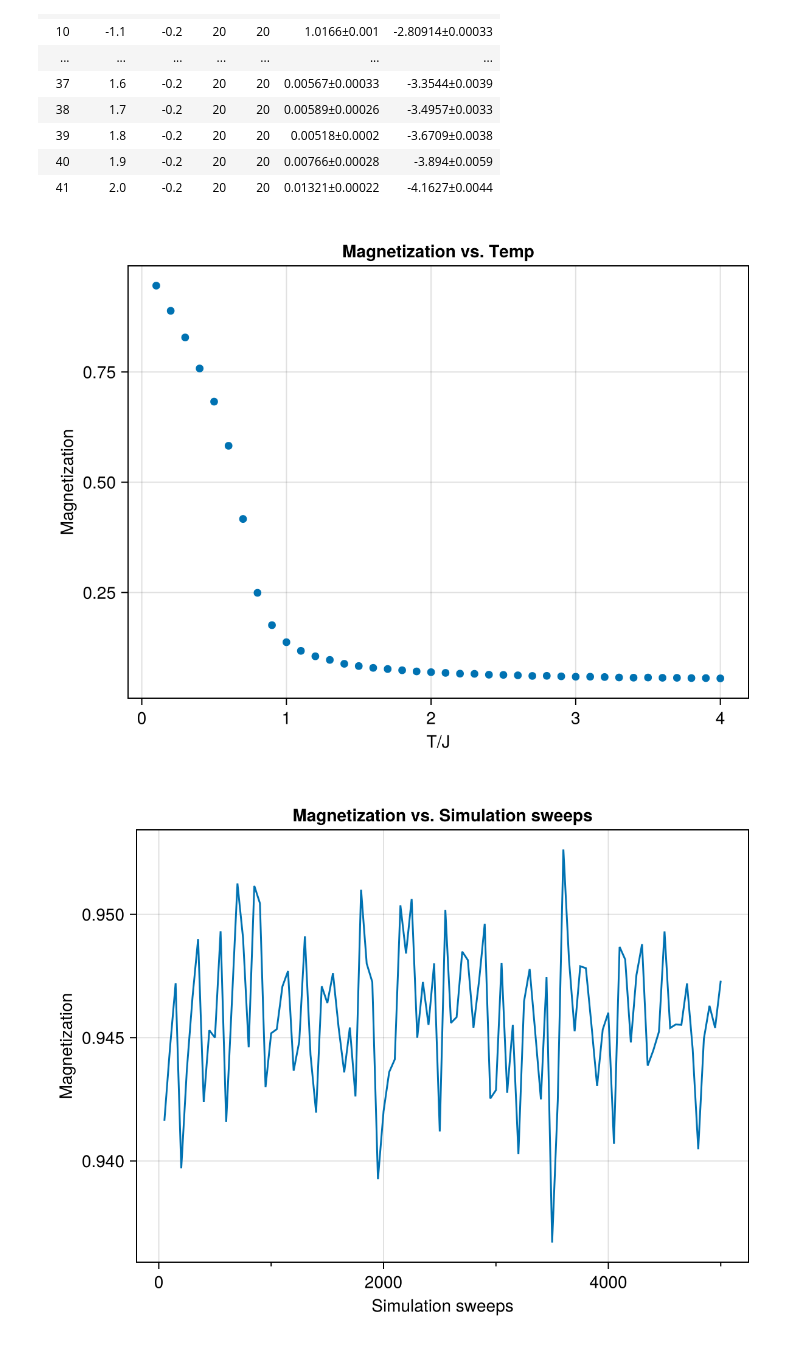
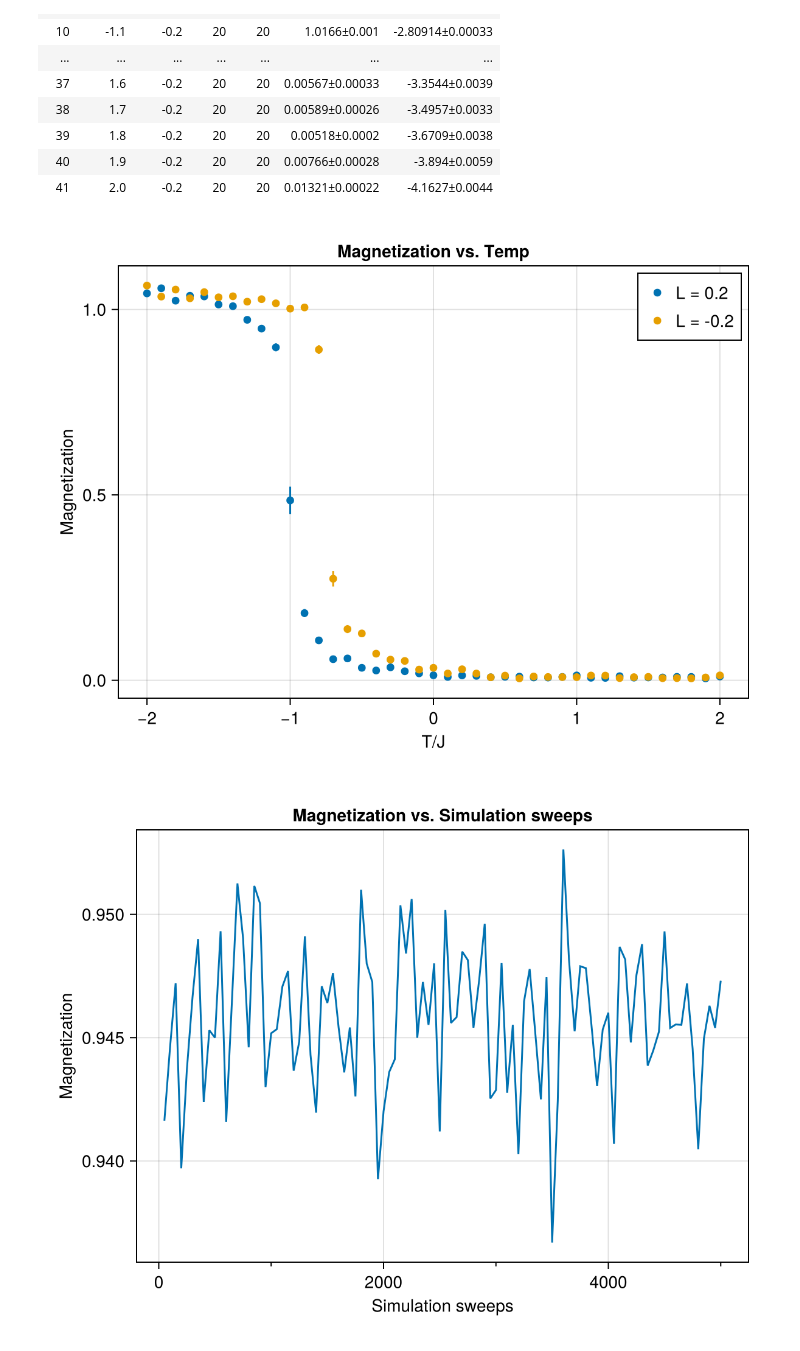
Before and after one commit to PatXue/Biquadratic.jl, a Jupyter notebook: analysis/j1-sweep.ipynb, the cells around one changed output. Cells and saved outputs as stored; diff of their text form; code cells hidden in the pictures.

```diff
--- a/analysis/j1-sweep.ipynb
+++ b/analysis/j1-sweep.ipynb
@@ -23,8 +23,8 @@ cleandata(filepath::AbstractString) = select(
 # %% [output]
 cleandata (generic function with 1 method)
 # %%
-function generatePlot(data::DataFrame, x::Symbol, y::Symbol;
-    fig=Figure(), fig_pos=(1,1), title, xlabel, ylabel)
+function generatePlot(data::DataFrame, x, y; fig=Figure(), fig_pos=(1,1),
+                      title, xlabel, ylabel)
     fig[fig_pos...] = Axis(fig; title, xlabel, ylabel)
 
     vals = getfield.(data[:, y], :val)
@@ -35,8 +35,8 @@ function generatePlot(data::DataFrame, x::Symbol, y::Symbol;
     return fig
 end
 
-function generatePlot(data::DataFrame, xs::NTuple{N, Symbol}, ys::NTuple{N, Symbol};
-    fig=Figure(), fig_pos=(1,1), title, xlabel, ylabel) where N
+function generatePlot(data::DataFrame, xs, ys; fig=Figure(), fig_pos=(1,1),
+                      title, xlabel, ylabel)
     fig[fig_pos...] = Axis(fig; title, xlabel, ylabel)
 
     for (x, y) in zip(xs, ys)
@@ -49,8 +49,8 @@ function generatePlot(data::DataFrame, xs::NTuple{N, Symbol}, ys::NTuple{N, Symb
     return fig
 end
 
-function generatePlot(data::GroupedDataFrame, x::Symbol, y::Symbol;
-    fig=Figure(), fig_pos=(1,1), title, xlabel, ylabel)
+function generatePlot(data::GroupedDataFrame, x, y; fig=Figure(), fig_pos=(1,1),
+                      title, xlabel, ylabel)
     fig = Figure()
     fig[1,1] = Axis(fig; title, xlabel, ylabel)
 
@@ -116,13 +116,13 @@ Last Group (41 rows): K = -0.2
 | 41 | 2.0 | -0.2 | 20 | 20 | 0.01321±0.00022 | -4.1627±0.0044 |
 # %%
 generatePlot(
-    data, :T, :Mag,
+    data, :J1, :Mag,
     title="Magnetization vs. Temp",
     xlabel="T/J",
     ylabel="Magnetization"
 )
 # %% [output]
-[figure, old version]
+[figure, new version]
 # %%
 fig = Figure()
 
```
